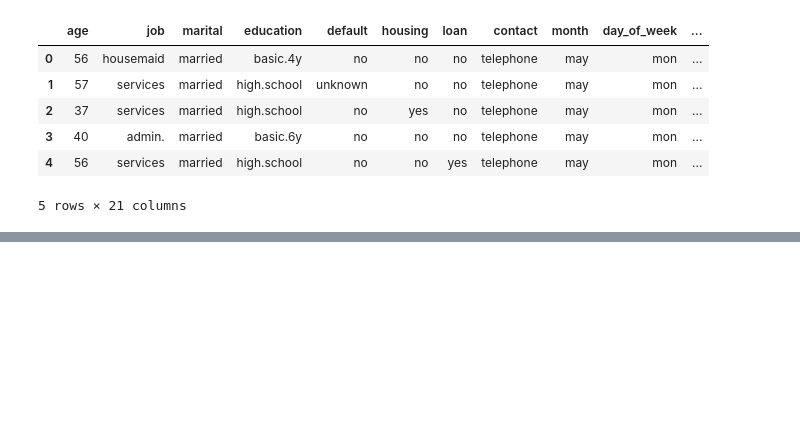
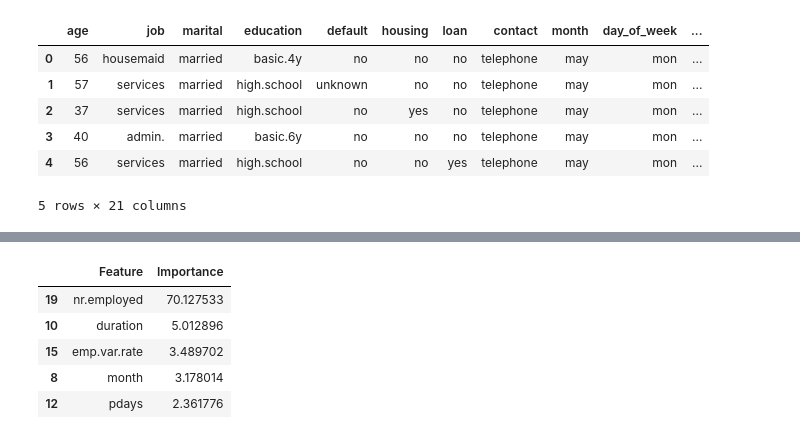
Before and after one commit to EnriqueEsnola/machine-learning, a Jupyter notebook: src/explore.ipynb, the cells around one changed output, grey strips where cells are left out. Cells and saved outputs as stored; diff of their text form; code cells hidden in the pictures; blank space fills up the shorter version.

```diff
--- a/src/explore.ipynb
+++ b/src/explore.ipynb
@@ -421,0 +224,9 @@ accuracy_score(y_test_eu, y_pred_test)
+# %%
+df_xgb_filtered.head(5)
+# %% [output]
+|  | Feature | Importance |
+| 19 | nr.employed | 70.127533 |
+| 10 | duration | 5.012896 |
+| 15 | emp.var.rate | 3.489702 |
+| 8 | month | 3.178014 |
+| 12 | pdays | 2.361776 |
```
Also changed, not shown: parts of 43 cells of this notebook.
